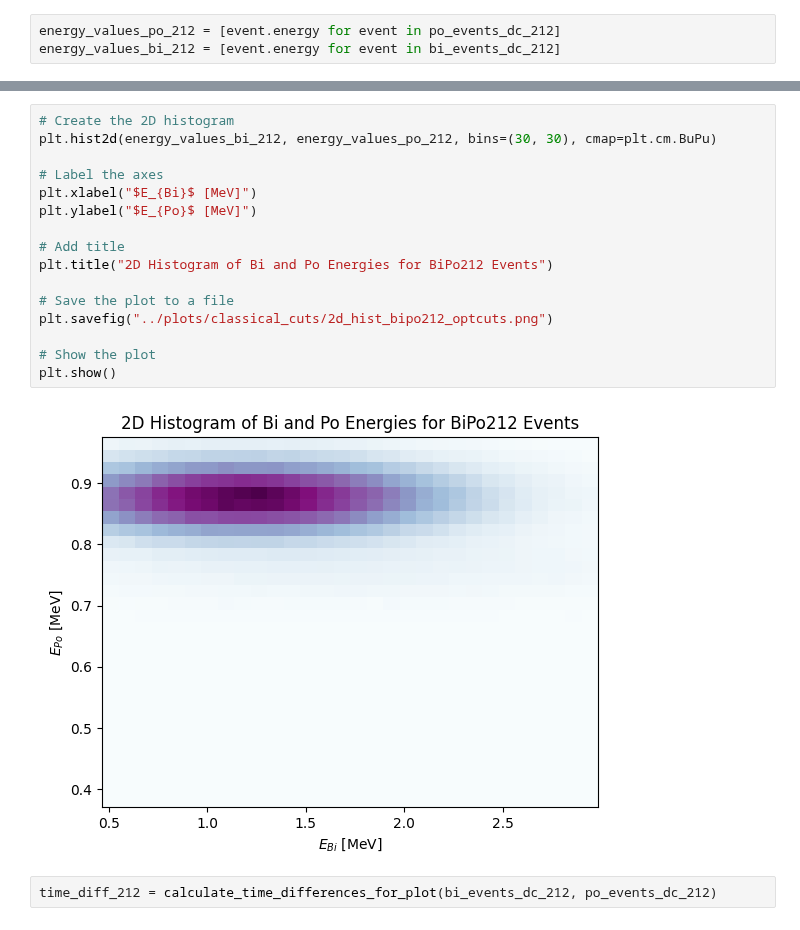
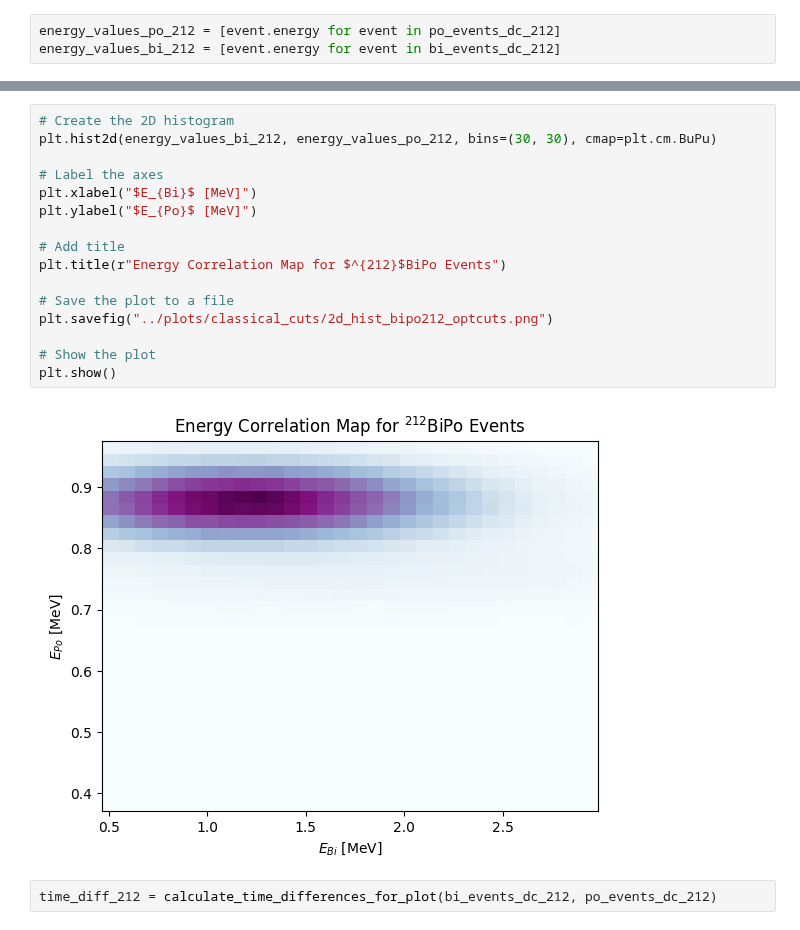
Before and after one commit to anuragxorma/BiPoClassification, a Jupyter notebook: classical_cuts/cuts_classical_and_optimized.ipynb, the cells around one changed output, grey strips where cells are left out. Drawn from its saved outputs; the diff is of its cells as text.

```diff
--- a/classical_cuts/cuts_classical_and_optimized.ipynb
+++ b/classical_cuts/cuts_classical_and_optimized.ipynb
@@ -643,21 +642,21 @@ plot_energy_spectrum(po_events_dc_212, r"$^{212}Po$", "../plots/classical_cuts/e
 # %%
 # Create the 2D histogram
 plt.hist2d(energy_values_bi_212, energy_values_po_212, bins=(30, 30), cmap=plt.cm.BuPu)
 
 # Label the axes
 plt.xlabel("$E_{Bi}$ [MeV]")
 plt.ylabel("$E_{Po}$ [MeV]")
 
 # Add title
-plt.title("2D Histogram of Bi and Po Energies for BiPo212 Events")
+plt.title(r"Energy Correlation Map for $^{212}$BiPo Events")
 
 # Save the plot to a file
 plt.savefig("../plots/classical_cuts/2d_hist_bipo212_optcuts.png")
 
 # Show the plot
 plt.show()
 # %% [output]
-[figure, old version]
+[figure, new version]
 # %%
 time_diff_212 = calculate_time_differences_for_plot(bi_events_dc_212, po_events_dc_212)
 # %%
```
Also changed, not shown: parts of 26 cells of this notebook, 20 other files.
